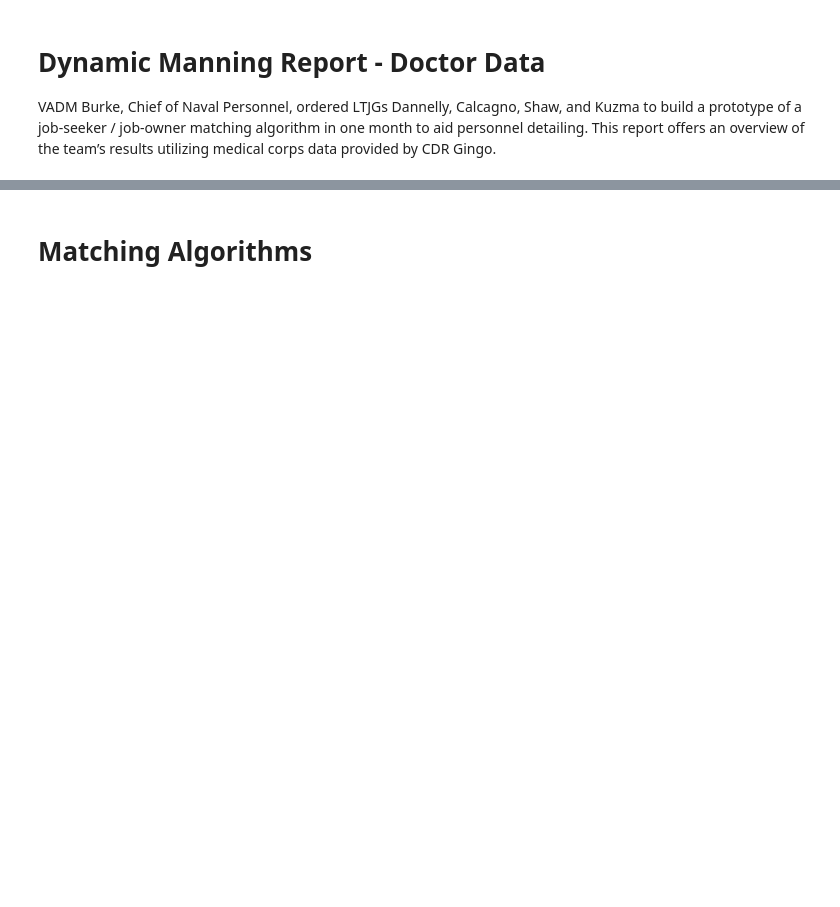
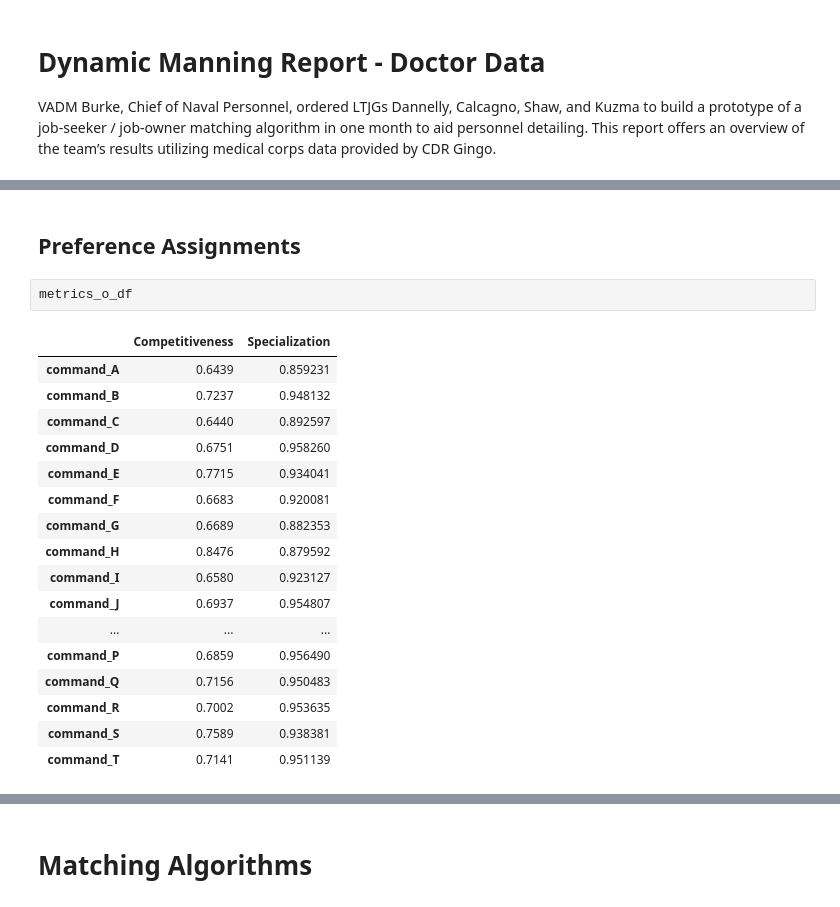
Before and after one commit to ieshaw/Dynamic_Manning, a Jupyter notebook: Code/Metrics_and_Match_Template.ipynb, the cells around one changed output, grey strips where cells are left out. Drawn from its saved outputs; the diff is of its cells as text; blank space fills up the shorter version.

```diff
--- a/Code/Metrics_and_Match_Template.ipynb
+++ b/Code/Metrics_and_Match_Template.ipynb
@@ -22,0 +159,22 @@ A_df = pd.read_csv(file_path + "med_A.csv", index_col=0)
+# %% [markdown]
+## Preference Assignments
+# %%
+metrics_o_df
+# %% [output]
+|  | Competitiveness | Specialization |
+| command_A | 0.6439 | 0.859231 |
+| command_B | 0.7237 | 0.948132 |
+| command_C | 0.6440 | 0.892597 |
+| command_D | 0.6751 | 0.958260 |
+| command_E | 0.7715 | 0.934041 |
+| command_F | 0.6683 | 0.920081 |
+| command_G | 0.6689 | 0.882353 |
+| command_H | 0.8476 | 0.879592 |
+| command_I | 0.6580 | 0.923127 |
+| command_J | 0.6937 | 0.954807 |
+| ... | ... | ... |
+| command_P | 0.6859 | 0.956490 |
+| command_Q | 0.7156 | 0.950483 |
+| command_R | 0.7002 | 0.953635 |
+| command_S | 0.7589 | 0.938381 |
+| command_T | 0.7141 | 0.951139 |
```
Also changed, not shown: parts of 25 cells of this notebook, 1 other file.
